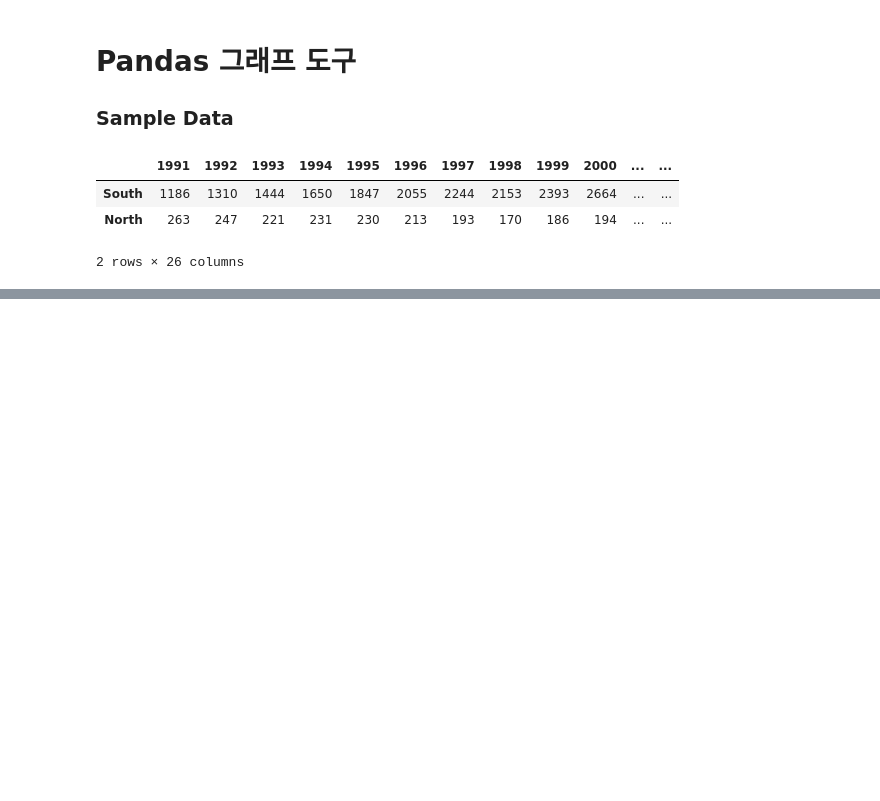
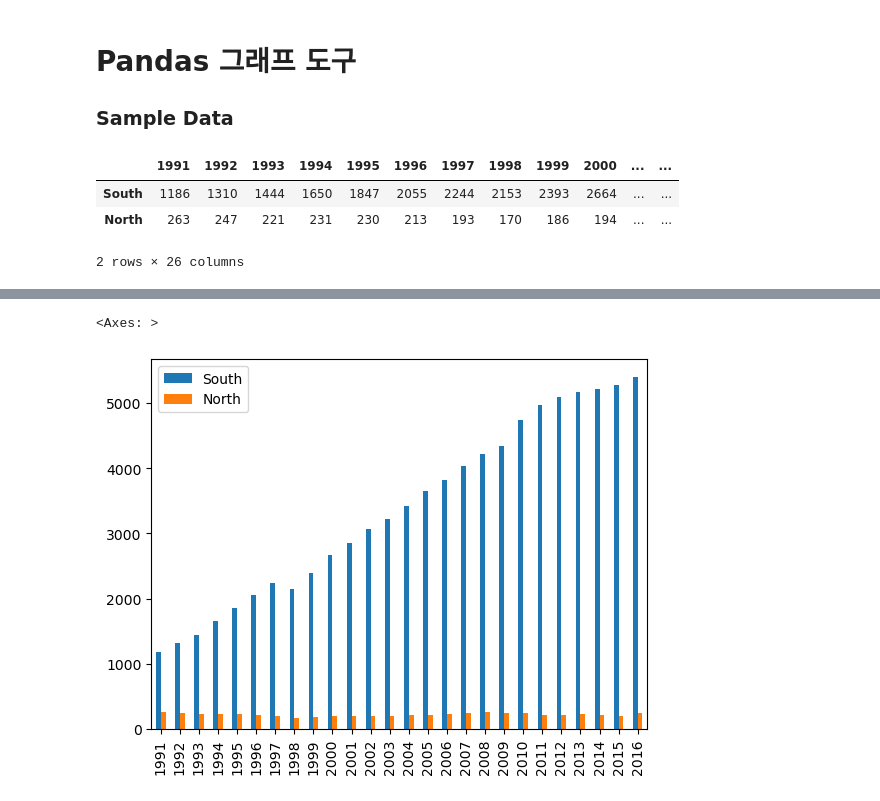
Before and after one commit to gikpreet/class-data_analysis, a Jupyter notebook: 04_Explore_Data/code/module04.ipynb, the cells around one changed output, grey strips where cells are left out. Drawn from its saved outputs; the diff is of its cells as text; code cells hidden in the pictures; blank space fills up the shorter version.

```diff
--- a/04_Explore_Data/code/module04.ipynb
+++ b/04_Explore_Data/code/module04.ipynb
@@ -277,0 +292,6 @@ df_ns.head()
+# %%
+# 막대 그래프
+df_ns_trans.plot(kind='bar')
+# %% [output]
+<Axes: >
+[figure, added]
```
Also changed, not shown: parts of 5 cells of this notebook, 5 other files.
